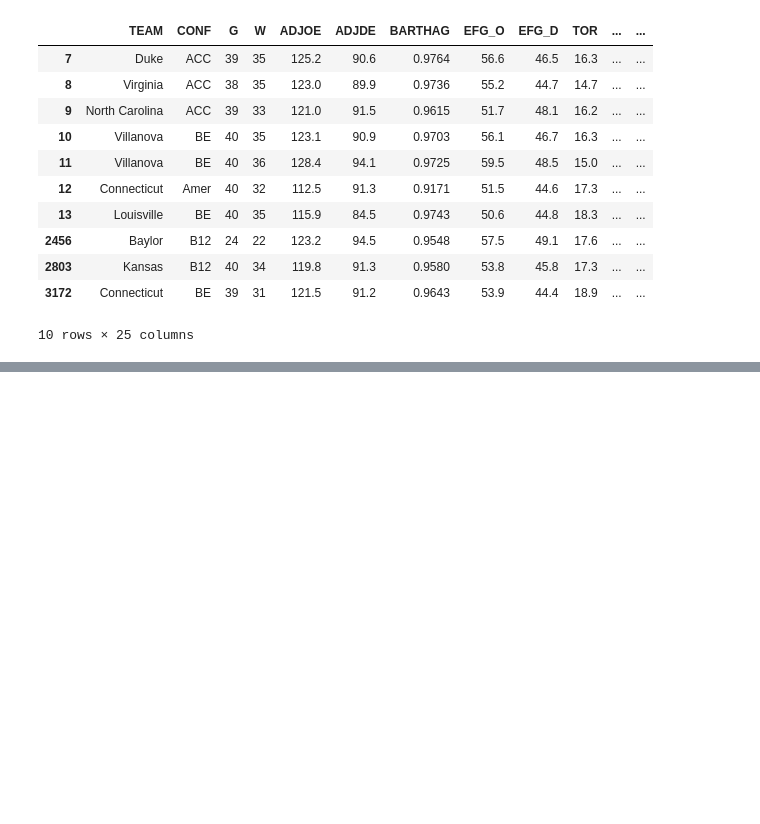
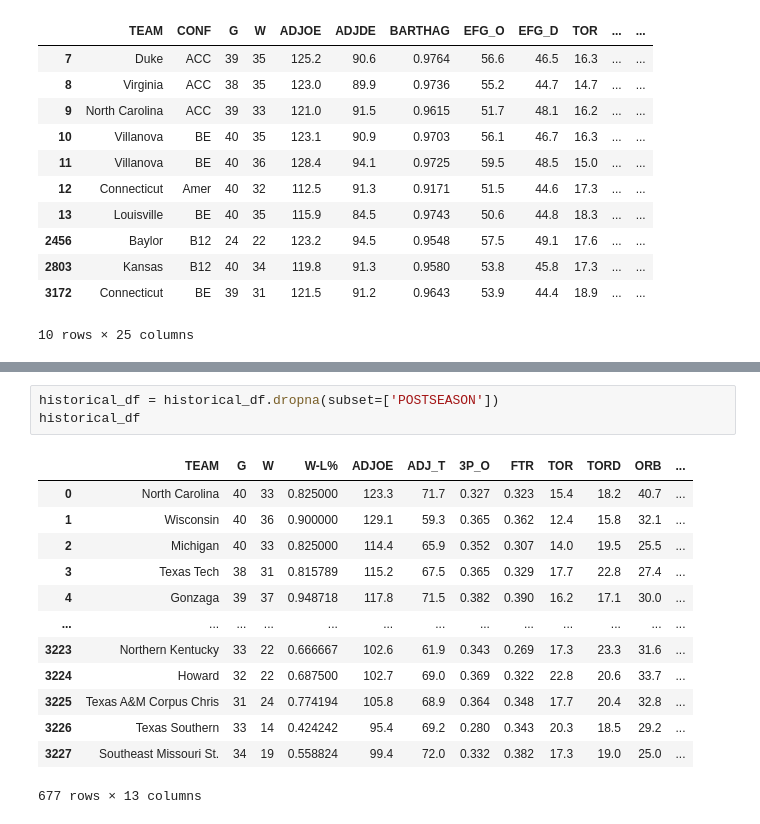
Before and after one commit to kanglee05/March-Madness-Tournament-Analysis-and-Winner-Predictor, a Jupyter notebook: March Madness Winner Predictor.ipynb, the cells around one changed output, grey strips where cells are left out. Cells and saved outputs as stored; diff of their text form; blank space fills up the shorter version.

```diff
--- a/March Madness Winner Predictor.ipynb
+++ b/March Madness Winner Predictor.ipynb
@@ -213,0 +258,17 @@ champions
+# %%
+historical_df = historical_df.dropna(subset=['POSTSEASON'])
+historical_df
+# %% [output]
+|  | TEAM | G | W | W-L% | ADJOE | ADJ_T | 3P_O | FTR | TOR | TORD | ORB | ... |
+| 0 | North Carolina | 40 | 33 | 0.825000 | 123.3 | 71.7 | 0.327 | 0.323 | 15.4 | 18.2 | 40.7 | ... |
+| 1 | Wisconsin | 40 | 36 | 0.900000 | 129.1 | 59.3 | 0.365 | 0.362 | 12.4 | 15.8 | 32.1 | ... |
+| 2 | Michigan | 40 | 33 | 0.825000 | 114.4 | 65.9 | 0.352 | 0.307 | 14.0 | 19.5 | 25.5 | ... |
+| 3 | Texas Tech | 38 | 31 | 0.815789 | 115.2 | 67.5 | 0.365 | 0.329 | 17.7 | 22.8 | 27.4 | ... |
+| 4 | Gonzaga | 39 | 37 | 0.948718 | 117.8 | 71.5 | 0.382 | 0.390 | 16.2 | 17.1 | 30.0 | ... |
+| ... | ... | ... | ... | ... | ... | ... | ... | ... | ... | ... | ... | ... |
+| 3223 | Northern Kentucky | 33 | 22 | 0.666667 | 102.6 | 61.9 | 0.343 | 0.269 | 17.3 | 23.3 | 31.6 | ... |
+| 3224 | Howard | 32 | 22 | 0.687500 | 102.7 | 69.0 | 0.369 | 0.322 | 22.8 | 20.6 | 33.7 | ... |
+| 3225 | Texas A&M Corpus Chris | 31 | 24 | 0.774194 | 105.8 | 68.9 | 0.364 | 0.348 | 17.7 | 20.4 | 32.8 | ... |
+| 3226 | Texas Southern | 33 | 14 | 0.424242 | 95.4 | 69.2 | 0.280 | 0.343 | 20.3 | 18.5 | 29.2 | ... |
+| 3227 | Southeast Missouri St. | 34 | 19 | 0.558824 | 99.4 | 72.0 | 0.332 | 0.382 | 17.3 | 19.0 | 25.0 | ... |
+677 rows × 13 columns
```
Also changed, not shown: parts of 11 cells of this notebook.
